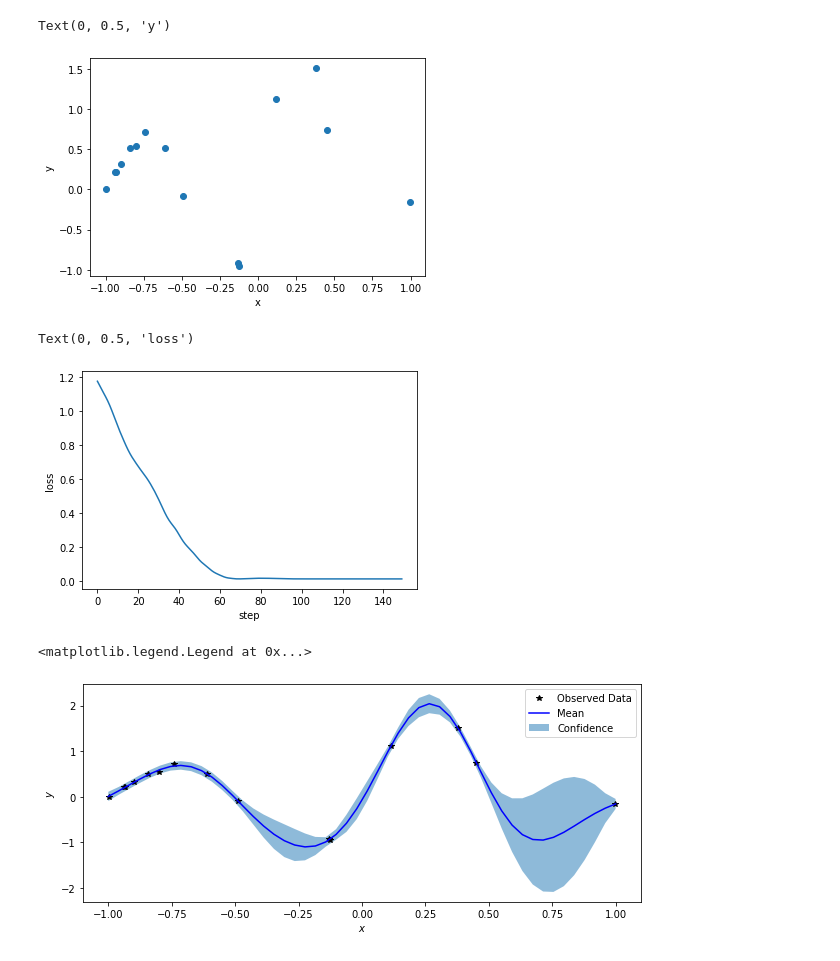
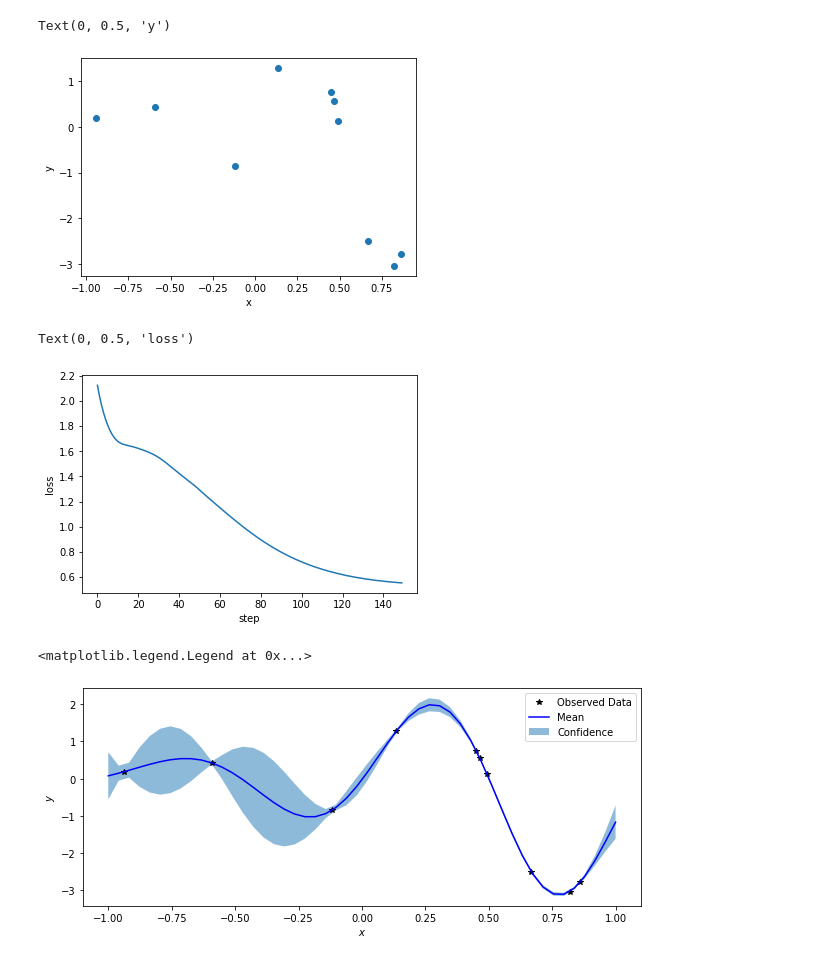
Before and after one commit to hrntsm/Tunny-hands-on, a Jupyter notebook: ipynb/GPRegression.ipynb, the cells around one changed output. Cells and saved outputs as stored; diff of their text form; code cells hidden in the pictures.

```diff
--- a/ipynb/GPRegression.ipynb
+++ b/ipynb/GPRegression.ipynb
@@ -34,23 +37,23 @@ import arviz as az
 # %%
 import torch
 
-N = 15
+N = 10
 x_data = torch.FloatTensor(N).uniform_(-1, 1)
 
 
 def true_func(x):
     return 1.5 * torch.exp(x) * torch.sin(2*torch.pi * x)
 
 
 y_data = true_func(x_data) + 0.05 * torch.randn(N)
 # y_data = true_func(x_data)
 
 plt.scatter(x_data, y_data)
 plt.xlabel("x")
 plt.ylabel("y")
 # %% [output]
 Text(0, 0.5, 'y')
-[figure, old version]
+[figure, new version]
 # %%
 import gpytorch
 from gpytorch.models import ExactGP
@@ -107,7 +110,7 @@ plt.xlabel("step")
 plt.ylabel("loss")
 # %% [output]
 Text(0, 0.5, 'loss')
-[figure, old version]
+[figure, new version]
 # %%
 # 推論モードに設定
 model.eval()
@@ -131,4 +134,4 @@ ax.set_ylabel('$y$')
 ax.legend()
 # %% [output]
 <matplotlib.legend.Legend at 0x...>
-[figure, old version]
+[figure, new version]
```
Also changed, not shown: parts of 2 cells of this notebook.
